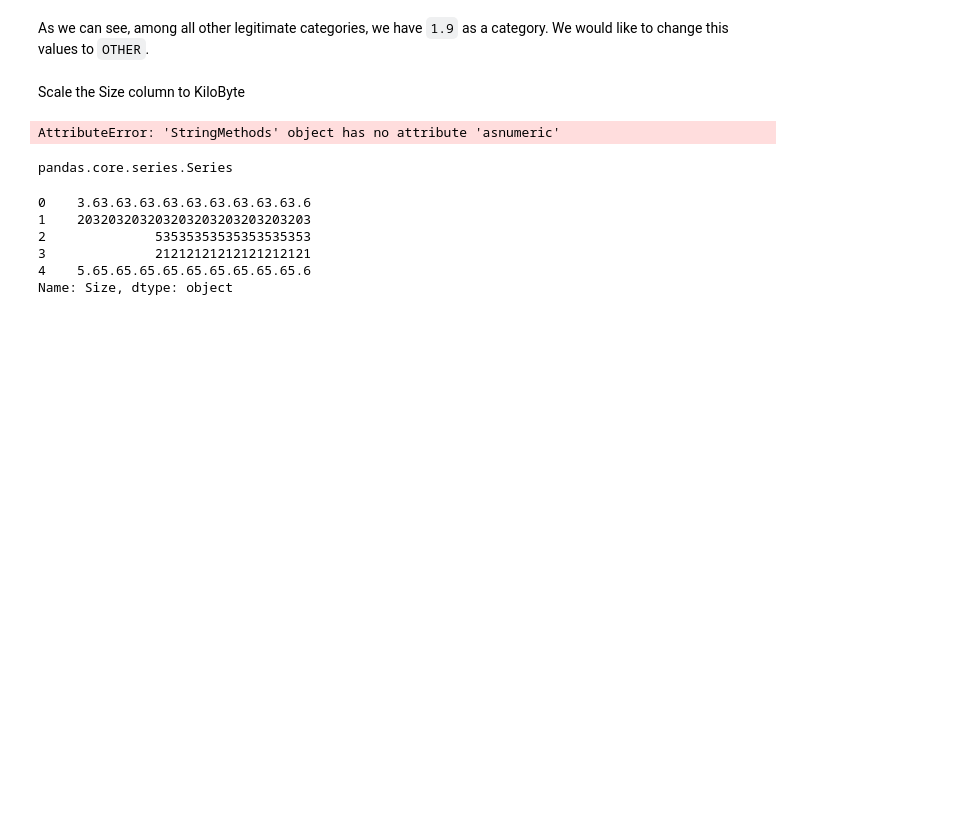
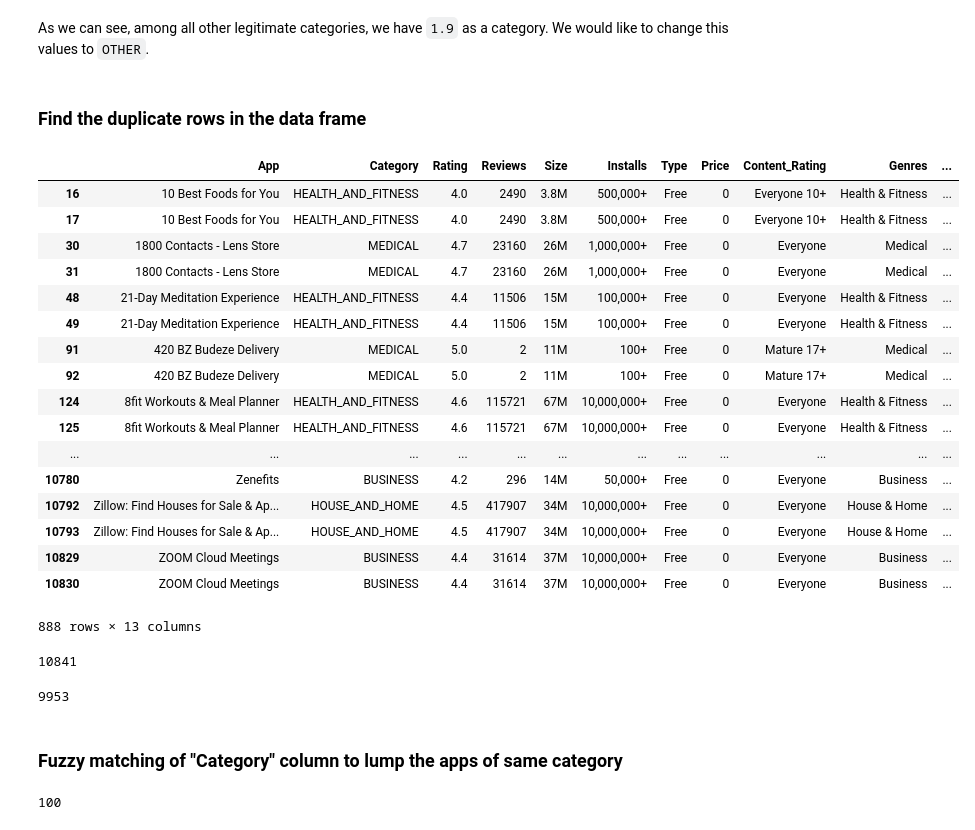
Before and after one commit to anirbanpalDSC/DSC540, a Jupyter notebook: MidTerm/DSC540_MidTerm_Anirban Pal.ipynb, the cells around one changed output. Drawn from its saved outputs; the diff is of its cells as text; code cells hidden in the pictures; blank space fills up the shorter version.

```diff
--- a/MidTerm/DSC540_MidTerm_Anirban Pal.ipynb
+++ b/MidTerm/DSC540_MidTerm_Anirban Pal.ipynb
@@ -96,25 +93,31 @@ array(['SPORTS', 'TOOLS', 'COMMUNICATION', 'FAMILY', 'PERSONALIZATION',
 As we can see, among all other legitimate categories, we have `1.9` as a category. We would like to change this values to `OTHER`.
 # %%
 appinfo.Category = appinfo.Category.replace('1.9','OTHER')
-# %% [markdown]
-Scale the Size column to KiloByte
-# %%
-#appinfo.Size_KB.str[-1:len(appinfo.Size_KB)]
-appinfo.Size_KB = appinfo.Size_KB.str[:-1]
-# %% [output]
-AttributeError: 'StringMethods' object has no attribute 'asnumeric'
-# %%
-type(appinfo.Size_KB)
-# %% [output]
-pandas.core.series.Series
-# %%
-appinfo.Size_KB.head()
-# %% [output]
-0    3.63.63.63.63.63.63.63.63.63.6
-1    203203203203203203203203203203
-2              53535353535353535353
-3              21212121212121212121
-4    5.65.65.65.65.65.65.65.65.65.6
-Name: Size, dtype: object
-# %%
-appinfo.Size_KB = appinfo.Size
+# %% [markdown]
+### Find the duplicate rows in the data frame
+# %%
+appinfo[appinfo.duplicated(keep=False)]
+# %% [output]
+|  | App | Category | Rating | Reviews | Size | Installs | Type | Price | Content_Rating | Genres | ... |
+| 16 | 10 Best Foods for You | HEALTH_AND_FITNESS | 4.0 | 2490 | 3.8M | 500,000+ | Free | 0 | Everyone 10+ | Health & Fitness | ... |
+| 17 | 10 Best Foods for You | HEALTH_AND_FITNESS | 4.0 | 2490 | 3.8M | 500,000+ | Free | 0 | Everyone 10+ | Health & Fitness | ... |
+| 30 | 1800 Contacts - Lens Store | MEDICAL | 4.7 | 23160 | 26M | 1,000,000+ | Free | 0 | Everyone | Medical | ... |
+| 31 | 1800 Contacts - Lens Store | MEDICAL | 4.7 | 23160 | 26M | 1,000,000+ | Free | 0 | Everyone | Medical | ... |
+| 48 | 21-Day Meditation Experience | HEALTH_AND_FITNESS | 4.4 | 11506 | 15M | 100,000+ | Free | 0 | Everyone | Health & Fitness | ... |
+| 49 | 21-Day Meditation Experience | HEALTH_AND_FITNESS | 4.4 | 11506 | 15M | 100,000+ | Free | 0 | Everyone | Health & Fitness | ... |
+| 91 | 420 BZ Budeze Delivery | MEDICAL | 5.0 | 2 | 11M | 100+ | Free | 0 | Mature 17+ | Medical | ... |
+| 92 | 420 BZ Budeze Delivery | MEDICAL | 5.0 | 2 | 11M | 100+ | Free | 0 | Mature 17+ | Medical | ... |
+| 124 | 8fit Workouts & Meal Planner | HEALTH_AND_FITNESS | 4.6 | 115721 | 67M | 10,000,000+ | Free | 0 | Everyone | Health & Fitness | ... |
+| 125 | 8fit Workouts & Meal Planner | HEALTH_AND_FITNESS | 4.6 | 115721 | 67M | 10,000,000+ | Free | 0 | Everyone | Health & Fitness | ... |
+| ... | ... | ... | ... | ... | ... | ... | ... | ... | ... | ... | ... |
+| 10780 | Zenefits | BUSINESS | 4.2 | 296 | 14M | 50,000+ | Free | 0 | Everyone | Business | ... |
+| 10792 | Zillow: Find Houses for Sale & Ap... | HOUSE_AND_HOME | 4.5 | 417907 | 34M | 10,000,000+ | Free | 0 | Everyone | House & Home | ... |
+| 10793 | Zillow: Find Houses for Sale & Ap... | HOUSE_AND_HOME | 4.5 | 417907 | 34M | 10,000,000+ | Free | 0 | Everyone | House & Home | ... |
+| 10829 | ZOOM Cloud Meetings | BUSINESS | 4.4 | 31614 | 37M | 10,000,000+ | Free | 0 | Everyone | Business | ... |
+| 10830 | ZOOM Cloud Meetings | BUSINESS | 4.4 | 31614 | 37M | 10,000,000+ | Free | 0 | Everyone | Business | ... |
+888 rows × 13 columns
+# %%
+# Number of rows in the data frame before removing duplicates
+len(appinfo)
+# %% [output]
+10841
@@ -120,0 +127,11 @@ appinfo.Size_KB = appinfo.Size
+# %%
+# Number of rows in the data frame after removing duplicates
+len(appinfo)
+# %% [output]
+9953
+# %% [markdown]
+### Fuzzy matching of "Category" column to lump the apps of same category
+# %%
+fuzz.partial_ratio(appinfo[0])
+# %% [output]
+100
```
Also changed, not shown: parts of 5 cells of this notebook.
